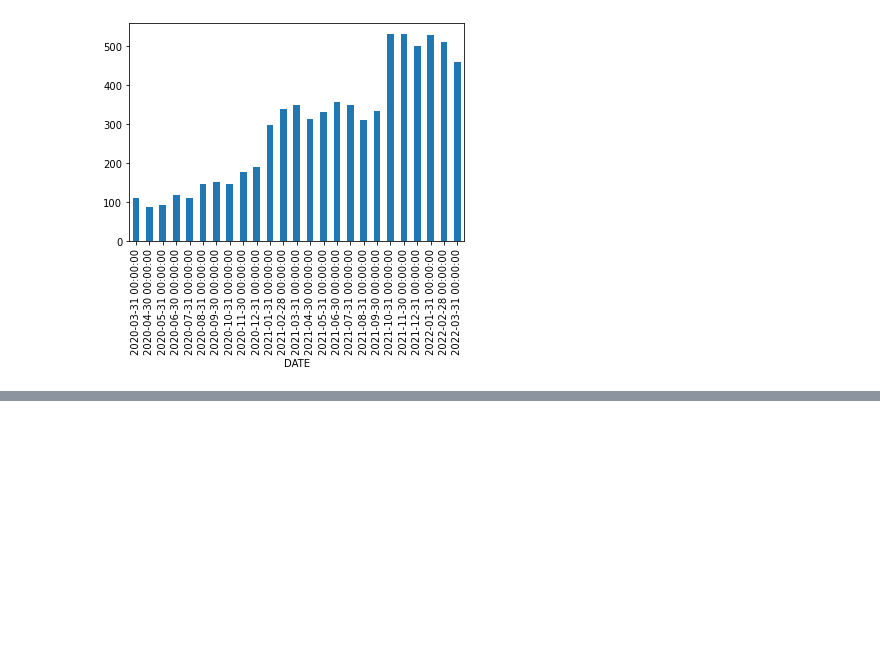
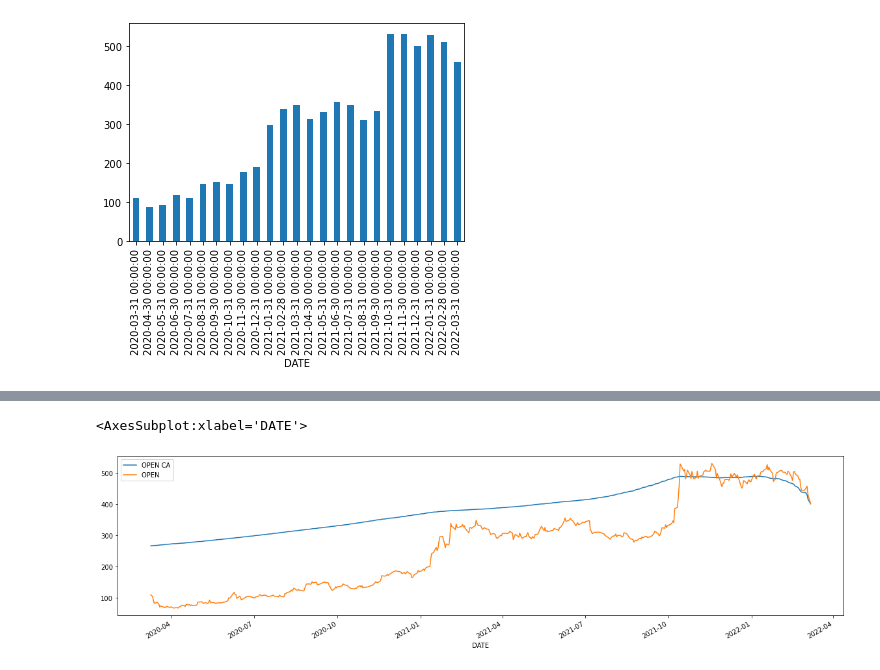
Before and after one commit to akshay-op/timeseries, a Jupyter notebook: STOCKForecast.ipynb, the cells around one changed output, grey strips where cells are left out. Drawn from its saved outputs; the diff is of its cells as text; code cells hidden in the pictures; blank space fills up the shorter version.

```diff
--- a/STOCKForecast.ipynb
+++ b/STOCKForecast.ipynb
@@ -118,0 +134,7 @@ data.resample(rule='M').max()['OPEN '].plot(kind='bar')
+# %%
+# cumulative moving average
+data['OPEN CA']=data['OPEN '].expanding().mean()
+data[['OPEN CA','OPEN ']].plot(figsize=(20,5))
+# %% [output]
+<AxesSubplot:xlabel='DATE'>
+[figure, added]
```
Also changed, not shown: parts of 5 cells of this notebook.
